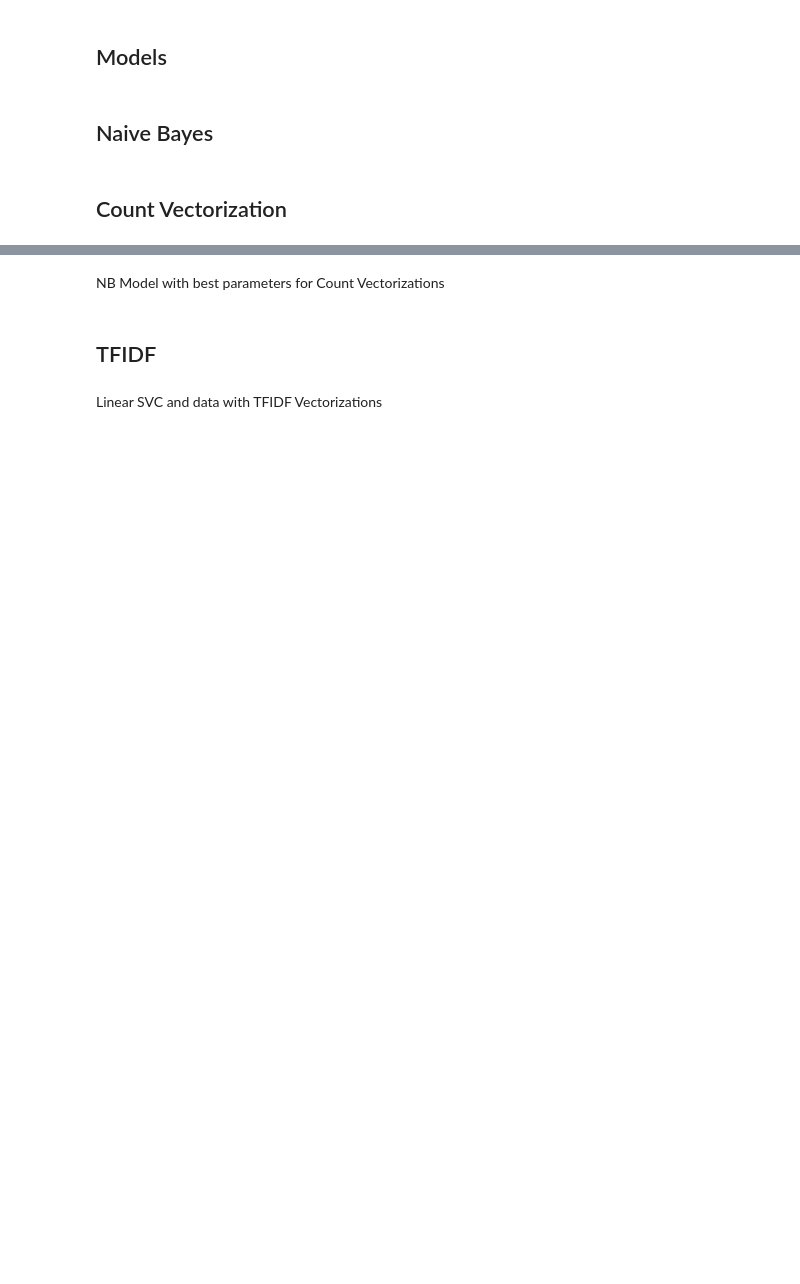
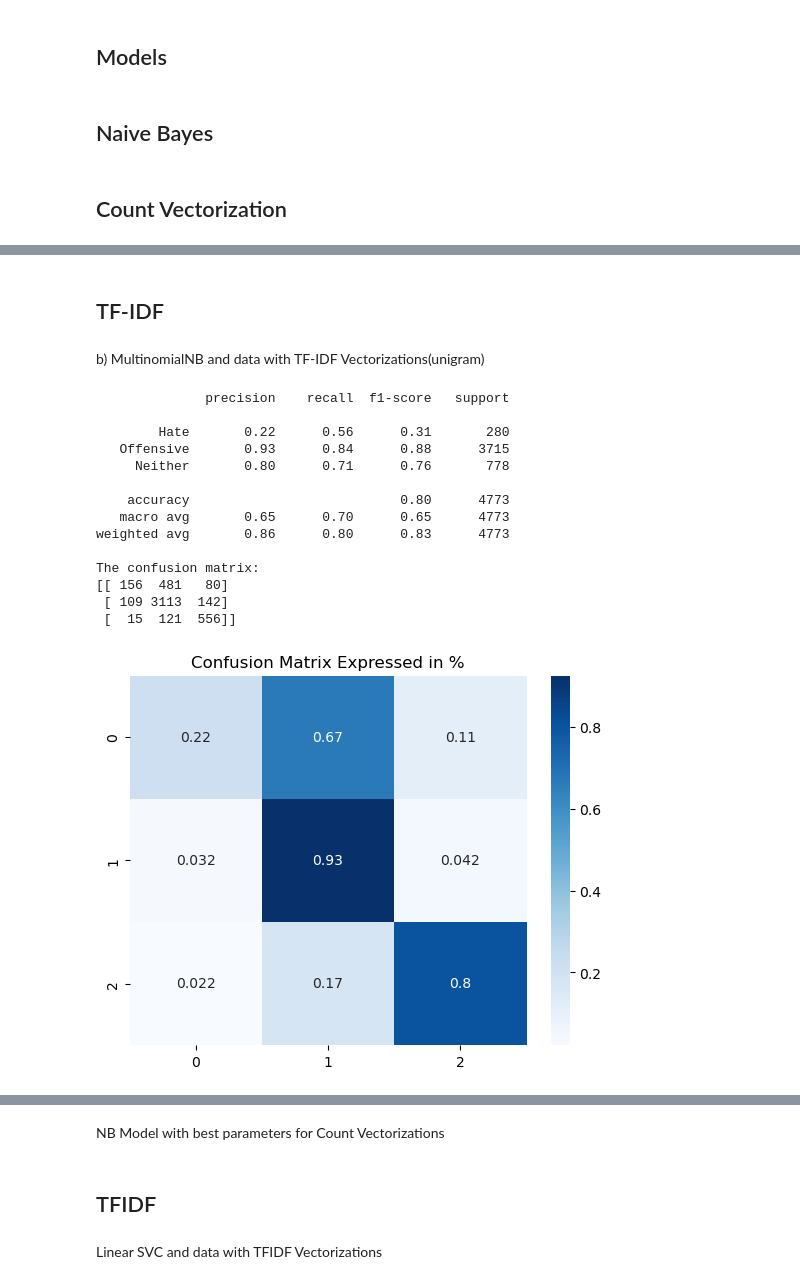
Before and after one commit to Disquietudee/Recognising-hate-speech-on-twitter-vs-offensive-language, a Jupyter notebook: baseline_model_NB.ipynb, the cells around one changed output, grey strips where cells are left out. Saved outputs shown, nothing was run; the diff lists cells and outputs as text; code cells hidden in the pictures; blank space fills up the shorter version.

```diff
--- a/baseline_model_NB.ipynb
+++ b/baseline_model_NB.ipynb
@@ -222,0 +408,30 @@ Gridsearch for optimization
+# %% [markdown]
+## TF-IDF
+# %% [markdown]
+b) MultinomialNB and data with TF-IDF Vectorizations(unigram)
+# %%
+# Initalising model
+clf = MultinomialNB()
+
+# Train and predict
+clf.fit(X_train_over_tf, y_train_over_tf)
+y_preds = clf.predict(X_test_tf)
+
+# output statistics
+printModelStats(y_preds, y_test)
+# %% [output]
+              precision    recall  f1-score   support
+
+        Hate       0.22      0.56      0.31       280
+   Offensive       0.93      0.84      0.88      3715
+     Neither       0.80      0.71      0.76       778
+
+    accuracy                           0.80      4773
+   macro avg       0.65      0.70      0.65      4773
+weighted avg       0.86      0.80      0.83      4773
+
+The confusion matrix:
+[[ 156  481   80]
+ [ 109 3113  142]
+ [  15  121  556]]
+[figure, added]
```
Also changed, not shown: parts of 42 cells of this notebook.
